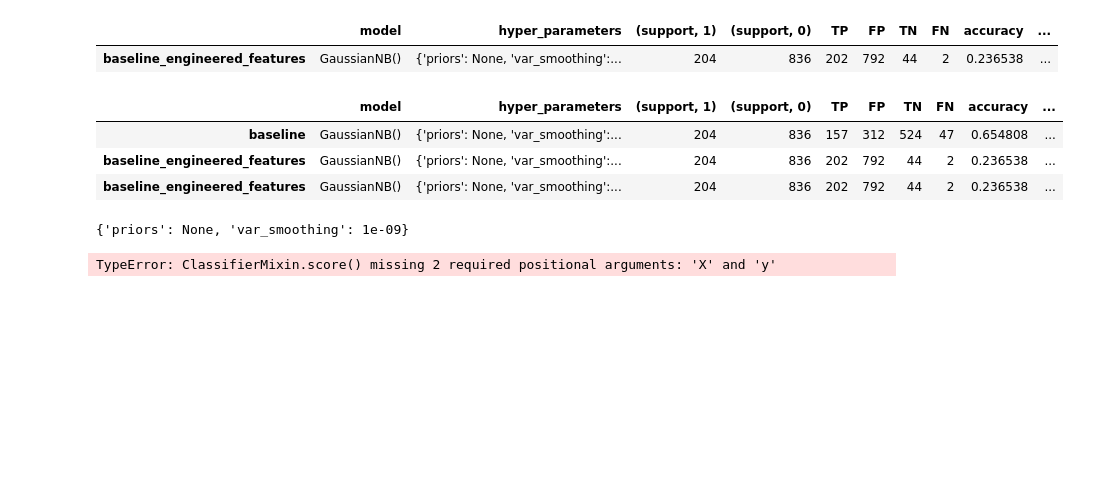
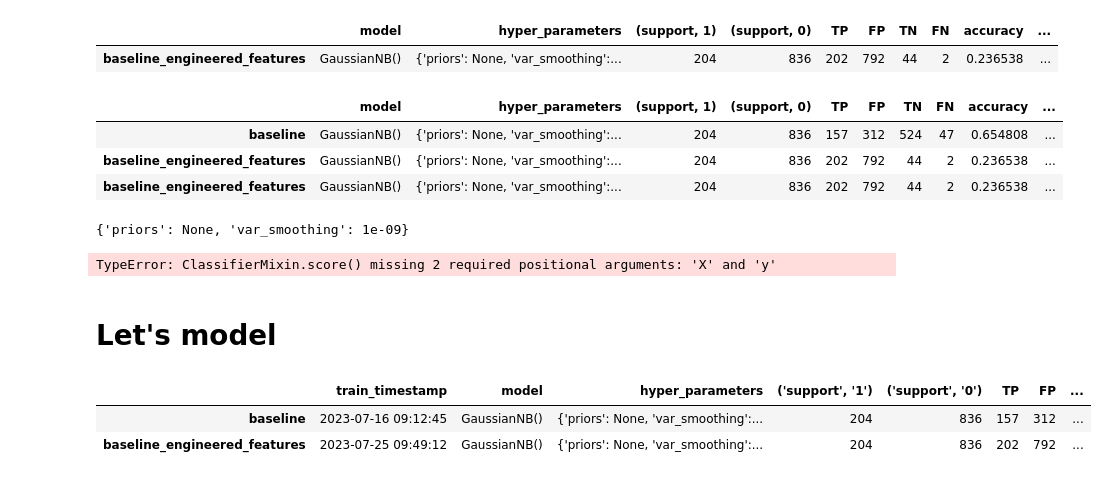
Before and after one commit to dormeir999/Cracking_Your_First_Data_Science_Project_course, a Jupyter notebook: Pipeline.ipynb, the cells around one changed output. Cells and saved outputs as stored; diff of their text form; code cells hidden in the pictures; blank space fills up the shorter version.

Commit message:
Let's model lesson is almost ready (maybe fix plots?); added a debug script

```diff
--- a/Pipeline.ipynb
+++ b/Pipeline.ipynb
@@ -820,3 +820,11 @@ feature_importance
 # %%
 feature_importance = get_permutation_importance(gnb, X_train_orig, X_val_orig, y_val)
 feature_importance
+# %% [markdown]
+# Let's model
+# %%
+model_metrics
+# %% [output]
+|  | train_timestamp | model | hyper_parameters | ('support', '1') | ('support', '0') | TP | FP | ... |
+| baseline | 2023-07-16 09:12:45 | GaussianNB() | {'priors': None, 'var_smoothing':... | 204 | 836 | 157 | 312 | ... |
+| baseline_engineered_features | 2023-07-25 09:49:12 | GaussianNB() | {'priors': None, 'var_smoothing':... | 204 | 836 | 202 | 792 | ... |
```
Also changed, not shown: parts of 4 cells of this notebook, 2 other files.
